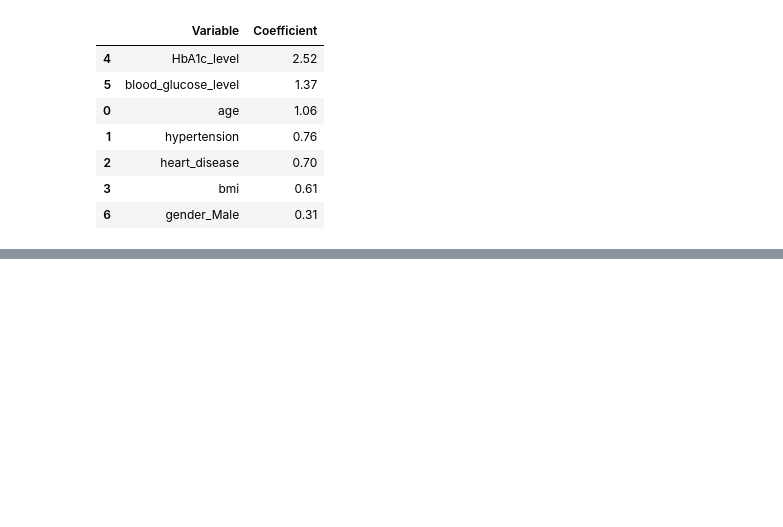
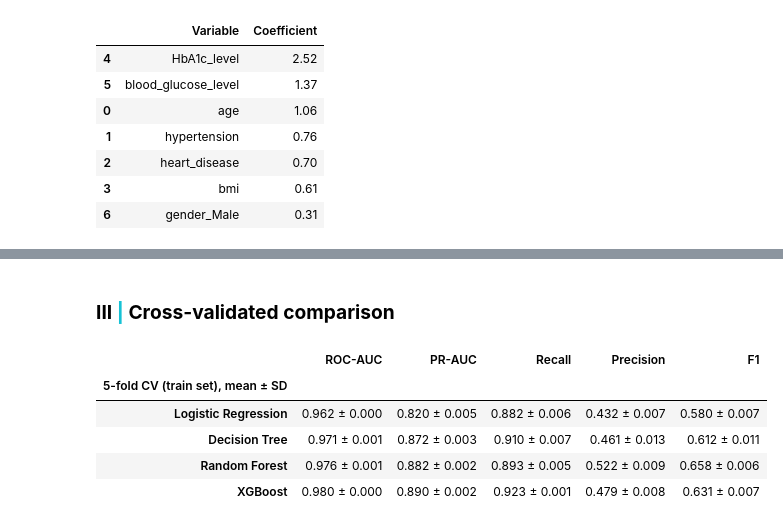
Before and after one commit to Aaminvh/Diabetes-prediction, a Jupyter notebook: Notebook/analysis.ipynb, the cells around one changed output, grey strips where cells are left out. Saved outputs shown, nothing was run; the diff lists cells and outputs as text; code cells hidden in the pictures; blank space fills up the shorter version.

```diff
--- a/Notebook/analysis.ipynb
+++ b/Notebook/analysis.ipynb
@@ -1173,0 +1277,18 @@ coef_table.sort_values("Coefficient", ascending=False)
+# %% [markdown]
+### <b>III <span style='color:#16C2D5'>|</span> Cross-validated comparison</b>
+# %%
+cv_rows = {}
+for name, pipe in pipelines.items():
+    scores = cross_validate(pipe, X_tr, y_tr, cv=cv, scoring=SCORING)
+    cv_rows[name] = {m: f"{scores['test_' + m].mean():.3f} ± {scores['test_' + m].std():.3f}" for m in SCORING}
+
+cv_table = pd.DataFrame(cv_rows).T
+cv_table.index.name = "5-fold CV (train set), mean ± SD"
+cv_table
+# %% [output]
+|  | ROC-AUC | PR-AUC | Recall | Precision | F1 |
+| 5-fold CV (train set), mean ± SD |  |  |  |  |  |
+| Logistic Regression | 0.962 ± 0.000 | 0.820 ± 0.005 | 0.882 ± 0.006 | 0.432 ± 0.007 | 0.580 ± 0.007 |
+| Decision Tree | 0.971 ± 0.001 | 0.872 ± 0.003 | 0.910 ± 0.007 | 0.461 ± 0.013 | 0.612 ± 0.011 |
+| Random Forest | 0.976 ± 0.001 | 0.882 ± 0.002 | 0.893 ± 0.005 | 0.522 ± 0.009 | 0.658 ± 0.006 |
+| XGBoost | 0.980 ± 0.000 | 0.890 ± 0.002 | 0.923 ± 0.001 | 0.479 ± 0.008 | 0.631 ± 0.007 |
```
Also changed, not shown: parts of 15 cells of this notebook.
